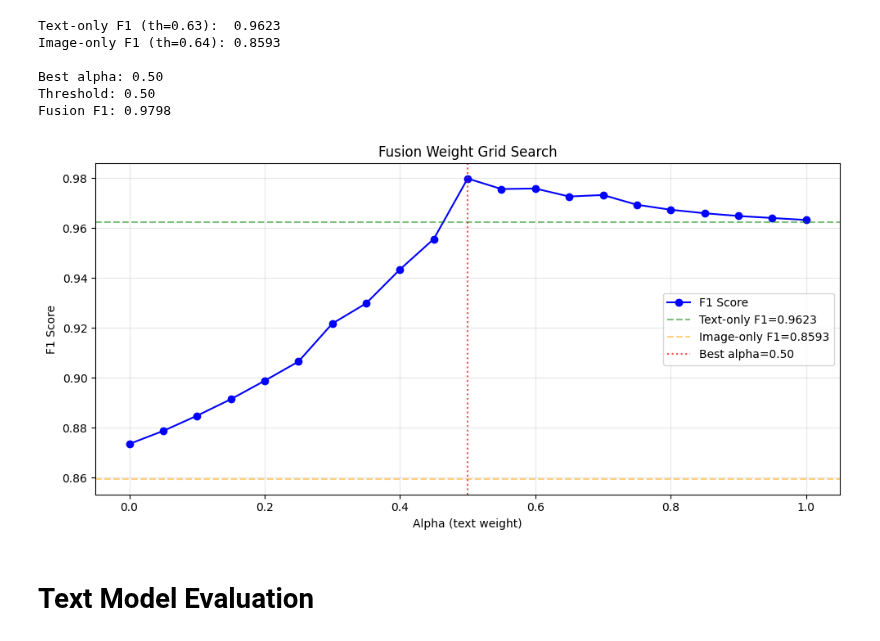
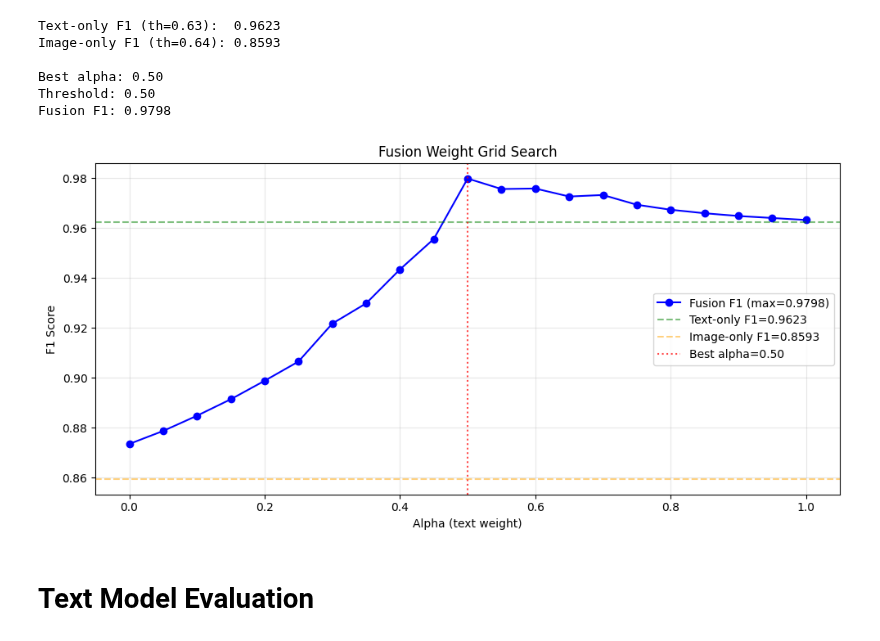
Before and after one commit to rizkyfauziilmi/gambling-blocker, a Jupyter notebook: backend/model/fusion_weight_search.ipynb, the cells around one changed output. Drawn from its saved outputs; the diff is of its cells as text; code cells hidden in the pictures.

Commit message:
refactor: reformat plot fusion multi-line + tampilkan max F1 di legend

```diff
--- a/backend/model/fusion_weight_search.ipynb
+++ b/backend/model/fusion_weight_search.ipynb
@@ -238,27 +238,51 @@ Best alpha: 0.50
 Threshold: 0.50
 Fusion F1: 0.9798
 # %%
-from matplotlib.ticker import FormatStrFormatter
+best_f1 = results_df['f1'].max()
 
 fig, ax1 = plt.subplots(figsize=(10, 5))
-ax1.plot(results_df['alpha'], results_df['f1'], 'bo-', label='F1 Score')
-ax1.axhline(text_f1, color='green', linestyle='--', alpha=0.5, label=f'Text-only F1={text_f1:.4f}')
-ax1.axhline(image_f1, color='orange', linestyle='--', alpha=0.5, label=f'Image-only F1={image_f1:.4f}')
-ax1.axvline(best_alpha, color='red', linestyle=':', alpha=0.7, label=f'Best alpha={best_alpha:.2f}')
+
+ax1.plot(
+    results_df['alpha'],
+    results_df['f1'],
+    'bo-',
+    label=f'Fusion F1 (max={best_f1:.4f})'
+)
+
+ax1.axhline(
+    text_f1,
+    color='green',
+    linestyle='--',
+    alpha=0.5,
+    label=f'Text-only F1={text_f1:.4f}'
+)
+
+ax1.axhline(
+    image_f1,
+    color='orange',
+    linestyle='--',
+    alpha=0.5,
+    label=f'Image-only F1={image_f1:.4f}'
+)
+
+ax1.axvline(
+    best_alpha,
+    color='red',
+    linestyle=':',
+    alpha=0.7,
+    label=f'Best alpha={best_alpha:.2f}'
+)
 
 ax1.set_xlabel('Alpha (text weight)')
 ax1.set_ylabel('F1 Score')
 ax1.set_title('Fusion Weight Grid Search')
-
-ax1.yaxis.set_major_formatter(FormatStrFormatter('%.3f'))
-
 ax1.legend()
 ax1.grid(True, alpha=0.3)
 
 plt.tight_layout()
 plt.show()
 # %% [output]
-[figure, old version]
+[figure, new version]
 # %% [markdown]
 # Text Model Evaluation
 # %%
```
